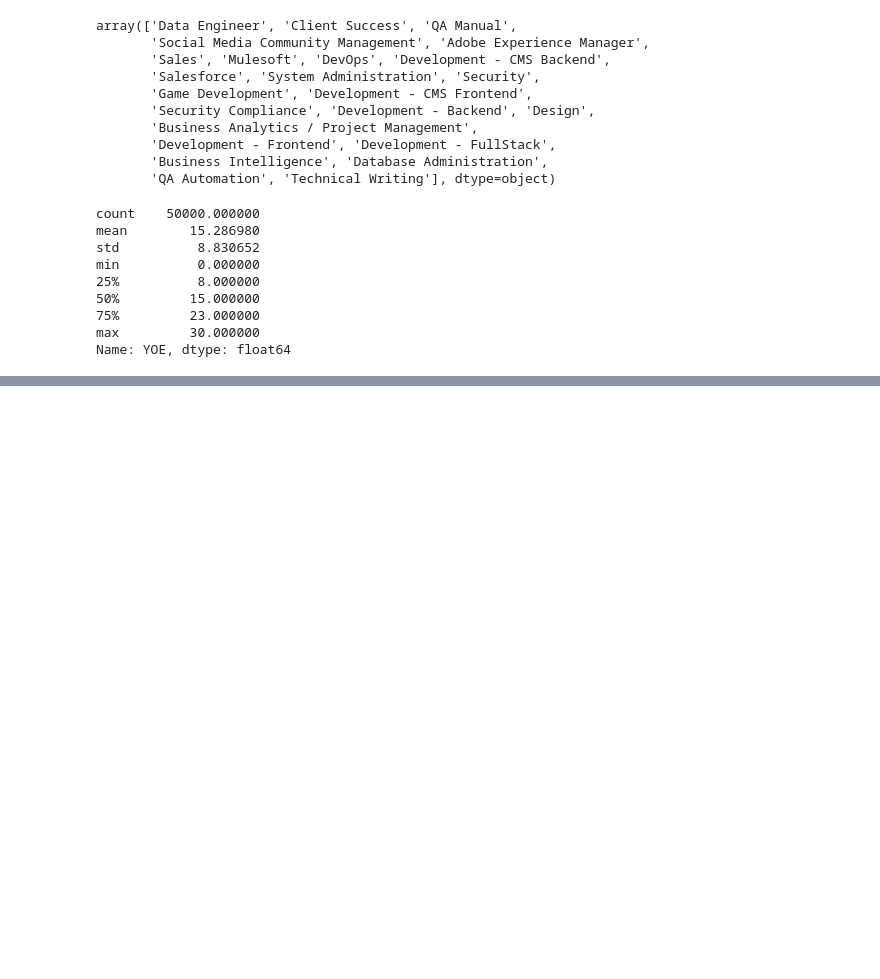
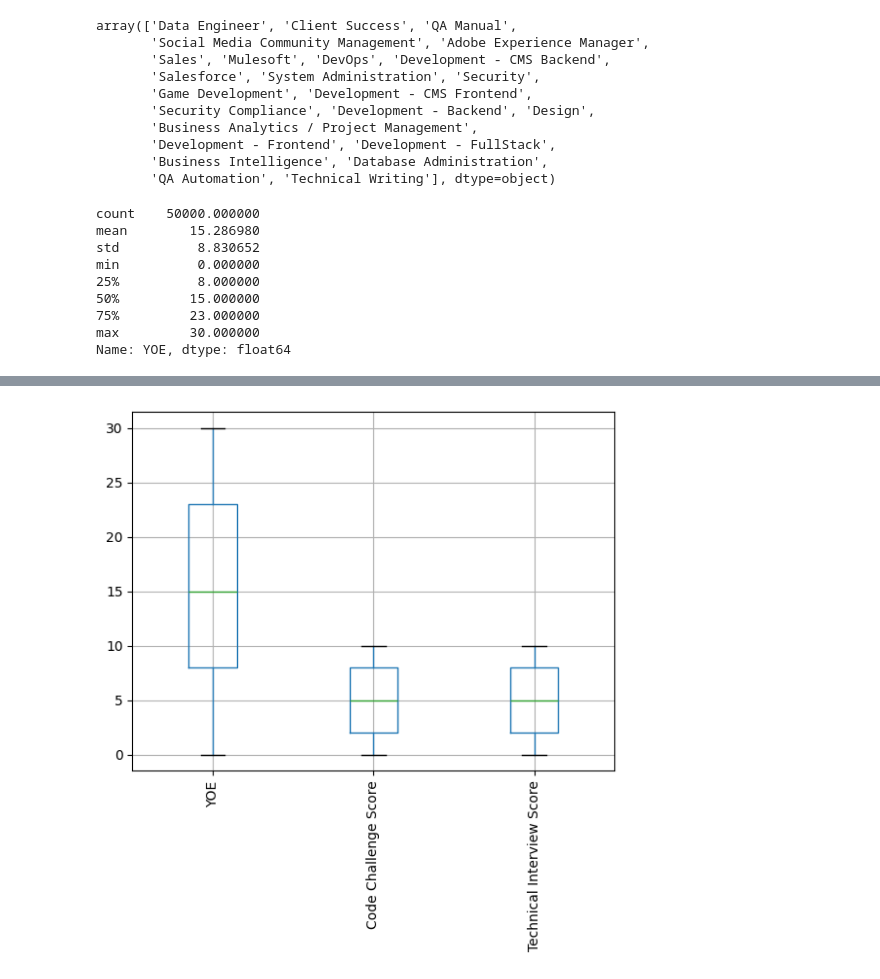
Before and after one commit to LauraXimenaReyes/Workshop1, a Jupyter notebook: test.ipynb, the cells around one changed output, grey strips where cells are left out. Cells and saved outputs as stored; diff of their text form; code cells hidden in the pictures; blank space fills up the shorter version.

```diff
--- a/test.ipynb
+++ b/test.ipynb
@@ -75,0 +139,8 @@ Name: YOE, dtype: float64
+# %%
+
+# Crear un diagrama de caja para cada columna
+df.boxplot()
+plt.xticks(rotation=90)  # Rotar las etiquetas del eje x si es necesario
+plt.show()
+# %% [output]
+[figure, added]
```
Also changed, not shown: parts of 5 cells of this notebook.
